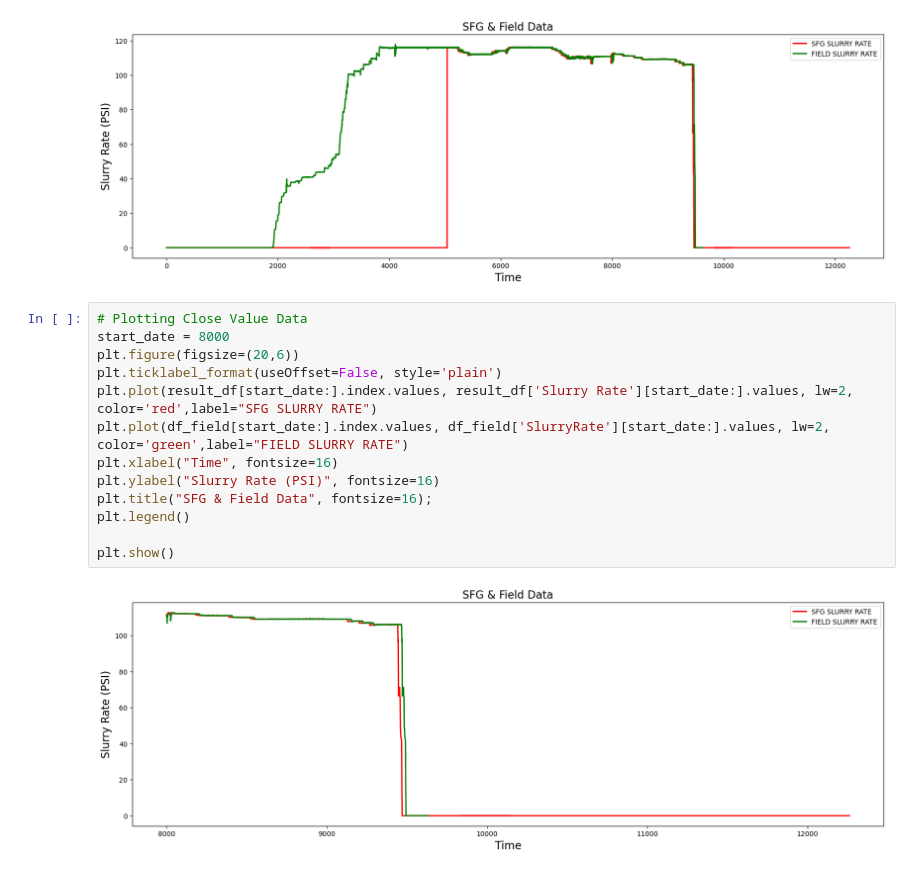
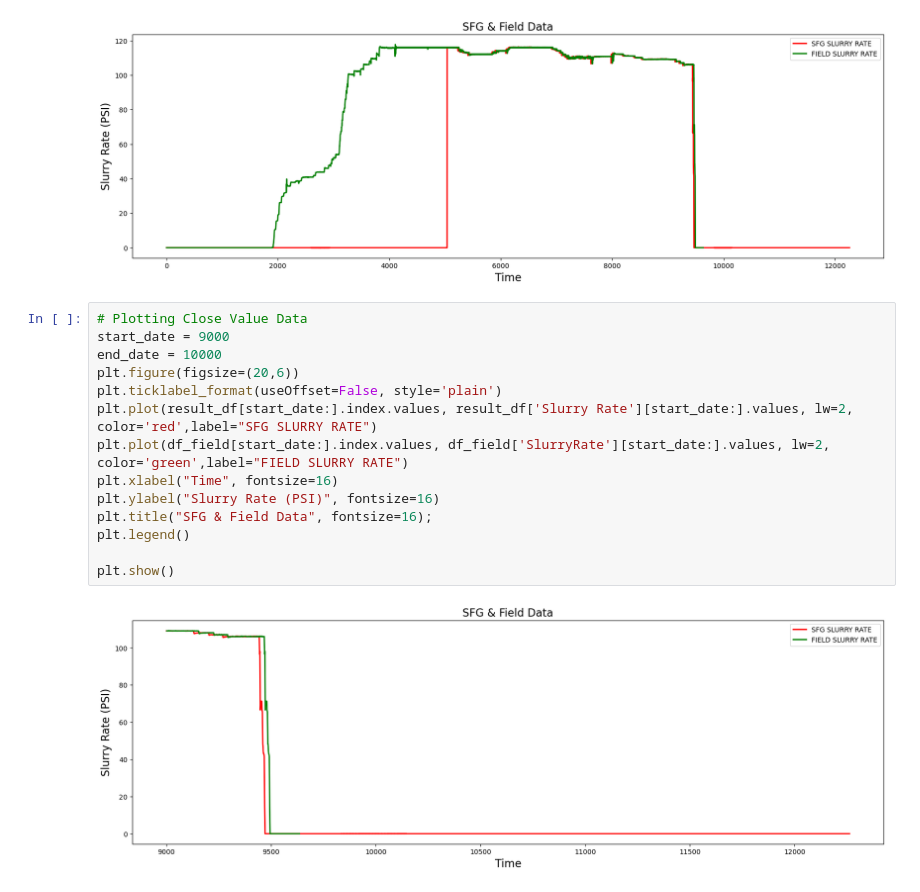
Before and after one commit to rivillasm/python_code, a Jupyter notebook: temp.ipynb, the cells around one changed output. Drawn from its saved outputs; the diff is of its cells as text.

```diff
--- a/temp.ipynb
+++ b/temp.ipynb
@@ -150,16 +150,17 @@ plt.show()
 [figure]
 # %%
 # Plotting Close Value Data
-start_date = 8000
+start_date = 9000
+end_date = 10000
 plt.figure(figsize=(20,6))
 plt.ticklabel_format(useOffset=False, style='plain')
 plt.plot(result_df[start_date:].index.values, result_df['Slurry Rate'][start_date:].values, lw=2, color='red',label="SFG SLURRY RATE")
 plt.plot(df_field[start_date:].index.values, df_field['SlurryRate'][start_date:].values, lw=2, color='green',label="FIELD SLURRY RATE")
 plt.xlabel("Time", fontsize=16)
 plt.ylabel("Slurry Rate (PSI)", fontsize=16)
 plt.title("SFG & Field Data", fontsize=16);
 plt.legend()
 
 plt.show()
 # %% [output]
-[figure, old version]
+[figure, new version]
```
Also changed, not shown: parts of 24 cells of this notebook.
